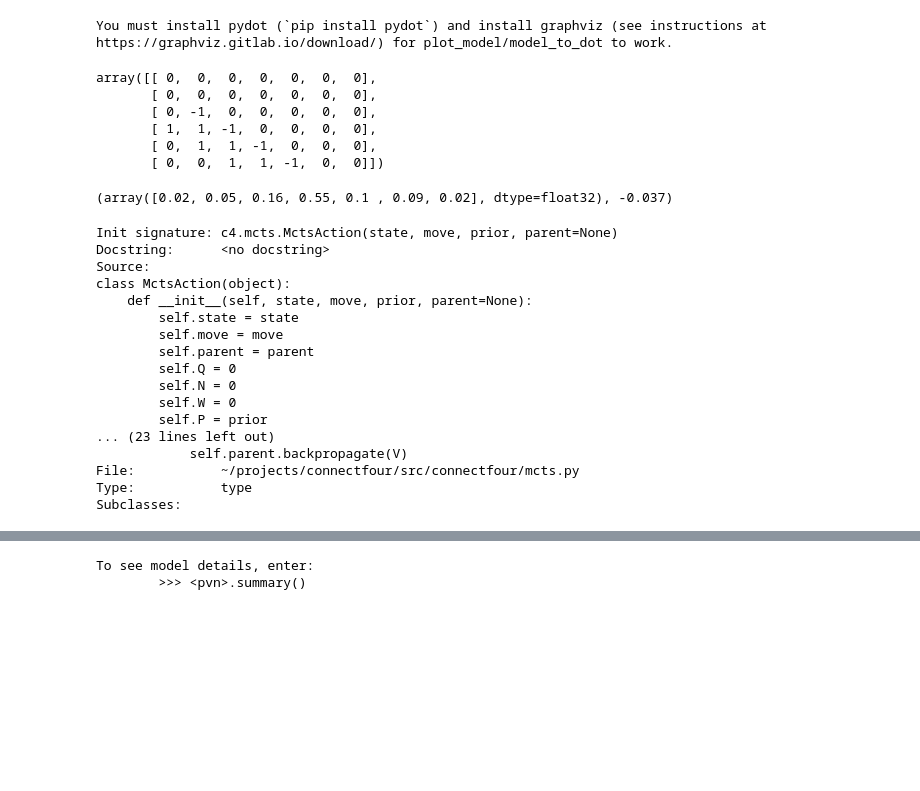
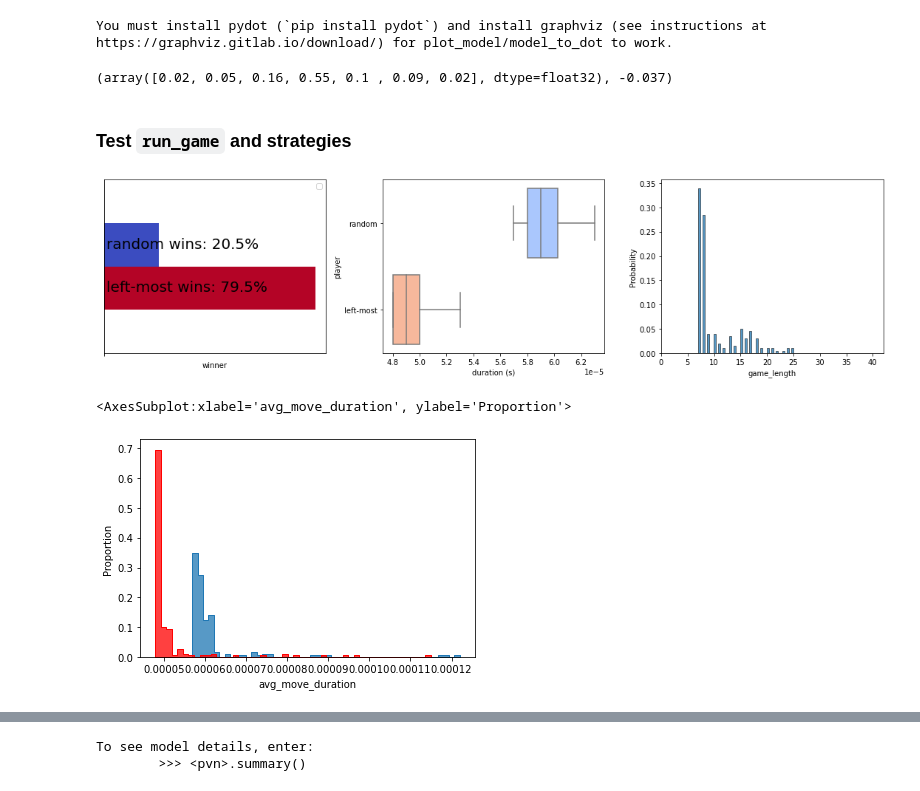
Before and after one commit to spayot/connectfour, a Jupyter notebook: notebooks/test_game.ipynb, the cells around one changed output, grey strips where cells are left out. Cells and saved outputs as stored; diff of their text form; code cells hidden in the pictures; blank space fills up the shorter version.

Commit message:
adding compete and strategies modules to pit 2 strategies againt each other

```diff
--- a/notebooks/test_game.ipynb
+++ b/notebooks/test_game.ipynb
@@ -127,12 +122,3 @@ Board = np.ndarray(shape=(6,7), dtype=int)
-# %%
-np.ndarray(shape=(6,7), dtype=int)
-# %% [output]
-array([[ 0,  0,  0,  0,  0,  0,  0],
-       [ 0,  0,  0,  0,  0,  0,  0],
-       [ 0, -1,  0,  0,  0,  0,  0],
-       [ 1,  1, -1,  0,  0,  0,  0],
-       [ 0,  1,  1, -1,  0,  0,  0],
-       [ 0,  0,  1,  1, -1,  0,  0]])
 # %%
 def infer_from_sequence(moves: list[int]) -> policy:
     state = generate_test_state(moves)
@@ -142,23 +128,22 @@ def infer_from_sequence(moves: list[int]) -> policy:
 infer_from_sequence([3])
 # %% [output]
 (array([0.02, 0.05, 0.16, 0.55, 0.1 , 0.09, 0.02], dtype=float32), -0.037)
+# %% [markdown]
+### Test `run_game` and strategies
 # %%
-c4.mcts.MctsAction??
+outcomes = c4.compete.compare_strategies(strat1=c4.strategies.random_strategy,
+                                         strat2=c4.strategies.leftmost_strategy,
+                                         n_games=200)
+
+# plot outcomes
+c4.compete.plot_strat_competition_outcomes(outcomes, 'random', 'left-most')
 # %% [output]
-Init signature: c4.mcts.MctsAction(state, move, prior, parent=None)
-Docstring:      <no docstring>
-Source:
-class MctsAction(object):
-    def __init__(self, state, move, prior, parent=None):
-        self.state = state
-        self.move = move
-        self.parent = parent
-        self.Q = 0
-        self.N = 0
-        self.W = 0
-        self.P = prior
-... (23 lines left out)
-            self.parent.backpropagate(V)
-File:           ~/projects/connectfour/src/connectfour/mcts.py
-Type:           type
-Subclasses:
+[figure, added]
+# %%
+import matplotlib.pyplot as plt
+fig, ax = plt.subplots()
+sns.histplot(outcomes.avg_move_duration.apply(lambda x: x[0]), element='step', bins=50, ax=ax, stat='proportion')
+sns.histplot(outcomes.avg_move_duration.apply(lambda x: x[1]), element='step', bins=50, ax=ax, color='red', stat='proportion')
+# %% [output]
+<AxesSubplot:xlabel='avg_move_duration', ylabel='Proportion'>
+[figure, added]
```
Also changed, not shown: parts of 24 cells of this notebook, 7 other files.
